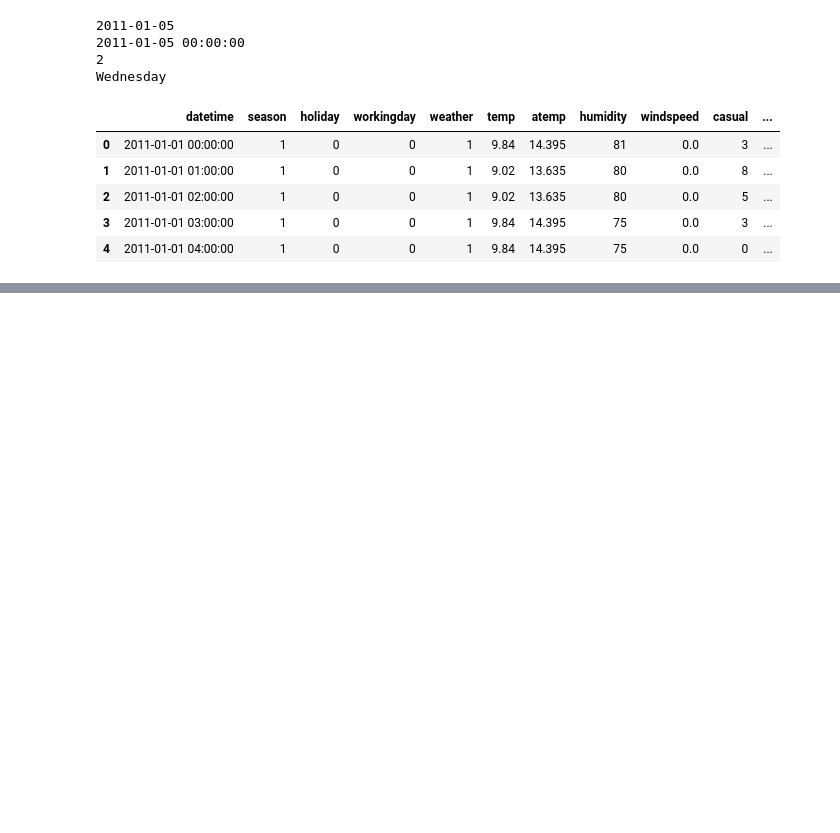
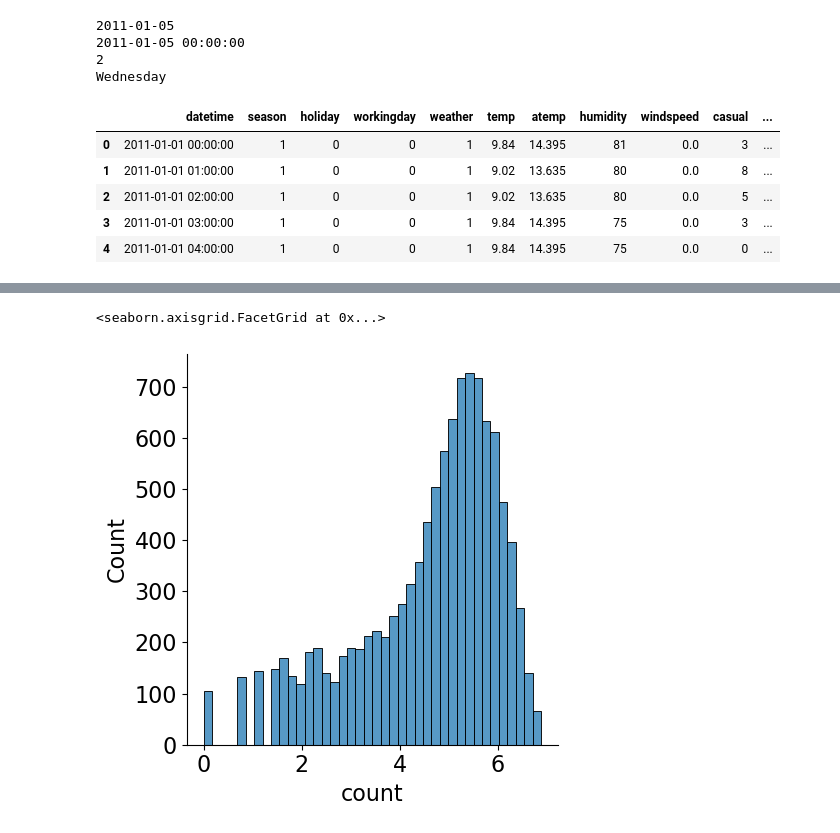
Before and after one commit to justin-kim3000/DL_Kaggle, a Jupyter notebook: Kaggle/ML/bike_sharing_demand/ML_bike.ipynb, the cells around one changed output, grey strips where cells are left out. Saved outputs shown, nothing was run; the diff lists cells and outputs as text; code cells hidden in the pictures; blank space fills up the shorter version.

```diff
--- a/Kaggle/ML/bike_sharing_demand/ML_bike.ipynb
+++ b/Kaggle/ML/bike_sharing_demand/ML_bike.ipynb
@@ -168,0 +193,5 @@ train['season'] = train['season'].map({1:'Spring',
+# %%
+sns.displot(np.log(train['count']))
+# %% [output]
+<seaborn.axisgrid.FacetGrid at 0x...>
+[figure, added]
```
Also changed, not shown: parts of 4 cells of this notebook.
